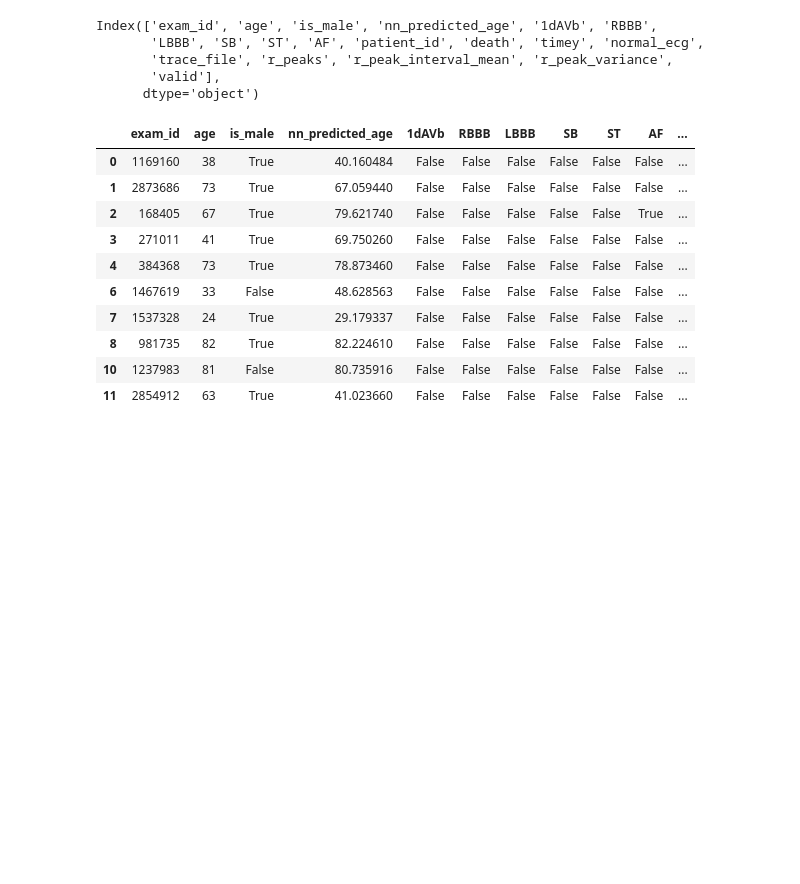
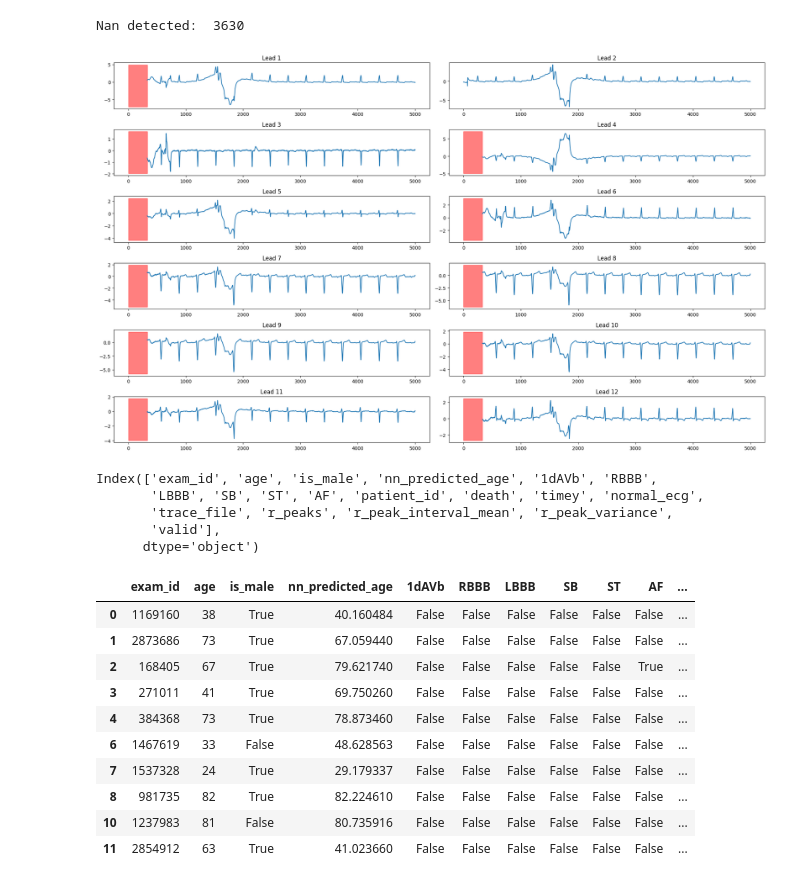
Before and after one commit to Lobster1911/bench-xecg-indian-benchmark, a Jupyter notebook: mortality.ipynb, the cells around one changed output. Cells and saved outputs as stored; diff of their text form; code cells hidden in the pictures; blank space fills up the shorter version.

```diff
--- a/mortality.ipynb
+++ b/mortality.ipynb
@@ -19,3 +36,33 @@ code_15_exams = '/media/Volume/data/CODE15/processed/exams_filtered.csv'
+# %%
+import wfdb
+import matplotlib.pyplot as plt
+import numpy as np
+
+file_name = 'files/p1056/p10569454/s42081370/42081370'
+signal, info = wfdb.rdsamp('/media/Volume/data/MIMIC_IV/' + file_name)
+fig, axs = plt.subplots(6, 2, figsize=(20, 12))
+leads = signal.shape[1]
+print('Nan detected: ', np.sum(np.isnan(signal)))
+# fillna
+#signal = np.nan_to_num(signal)
+
+for i in range(leads):
+    ax = axs[i // 2, i % 2]
+    sig = signal[:, i]
+
+    ax.plot(sig)
+
+    # Find NaNs and highlight them
+    nan_mask = np.isnan(sig)
+    ax.fill_between(np.arange(len(sig)), ax.get_ylim()[0], ax.get_ylim()[1], where=nan_mask, color="red", alpha=0.5)
+
+    ax.set_title(f'Lead {i+1}')
+
+plt.tight_layout()
+plt.show()
+# %% [output]
+Nan detected:  3630
+[figure, added]
 # %%
 code_15 = pd.read_csv(code_15_exams)
 # drop unnamed 0 and unnamed 1
```
Also changed, not shown: parts of 1 cell of this notebook, 6 other files.
